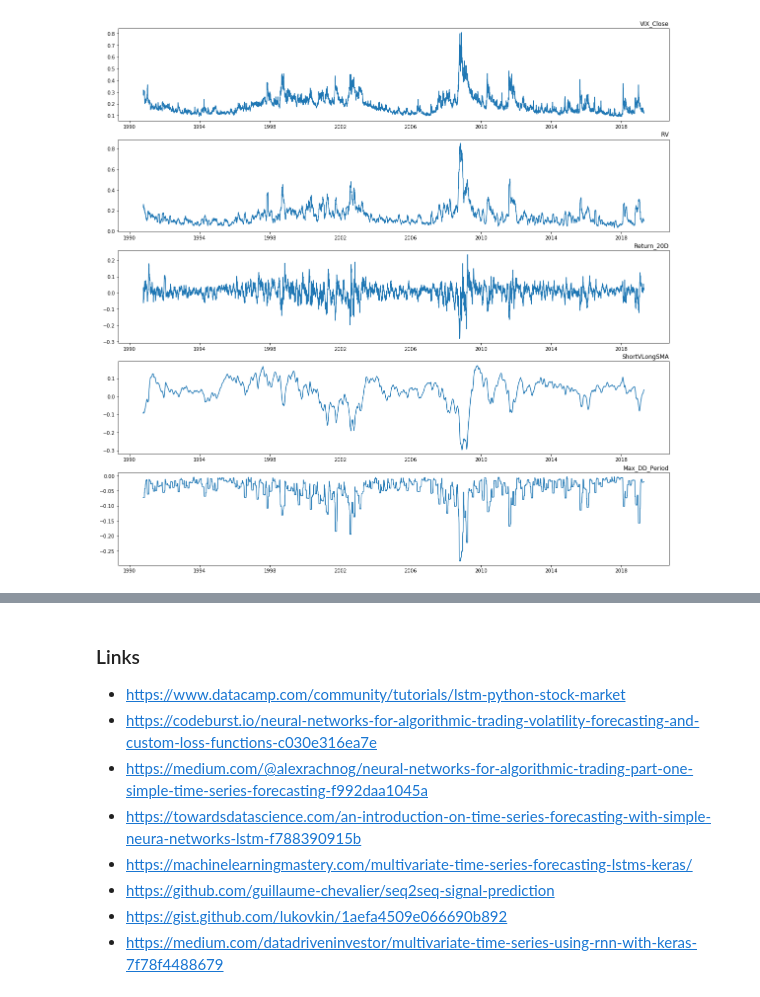
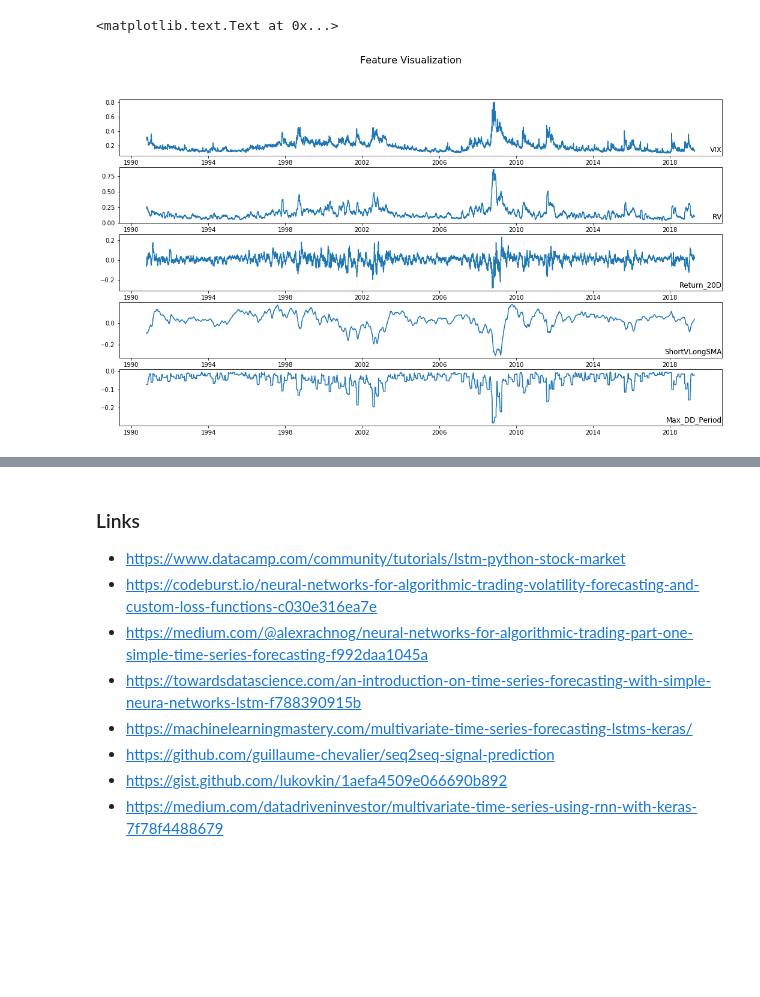
Before and after one commit to auto-d1dact/Trading, a Jupyter notebook: Research/Deep Learning Approach to Volatility Forecasting V2.ipynb, the cells around one changed output, grey strips where cells are left out. Saved outputs shown, nothing was run; the diff lists cells and outputs as text; code cells hidden in the pictures; blank space fills up the shorter version.

```diff
--- a/Research/Deep Learning Approach to Volatility Forecasting V2.ipynb
+++ b/Research/Deep Learning Approach to Volatility Forecasting V2.ipynb
@@ -56,34 +54,36 @@ with urlreq.urlopen(hist_price_url) as url:
 # %%
 # Joining both VIX and SPX data into one dataframe and backfilling null values
 data = pd.concat([hist_prices[['GSPC_close']], vix[['VIX Close']]],
                  axis = 1).replace('n/a',np.nan).apply(lambda x: pd.to_numeric(x)).fillna(method = 'ffill')
-data.columns = [col.replace(' ','_') for col in data.columns.tolist()]
+data.columns = [col.replace('VIX Close','VIX') for col in data.columns.tolist()]
 
 # Dividing VIX_Close by 100 given the index is a measure of implied future volatility
-data['VIX_Close'] = data['VIX_Close']/100
+data['VIX'] = data['VIX']/100
 
 # Calculating 20 Trading Day Rolling Realized Annualized Volatility for the SPX Index
 
 data['RV'] = np.log(data['GSPC_close']/data['GSPC_close'].shift(1)).rolling(window = 20).std()*np.sqrt(252)
 
 # Returns for 20 Day for the SPX Index
 data['Return_20D'] = data.GSPC_close.pct_change(20)
 
 # Short Period vs Long Period Simple Moving Average Measure
 short_window = 20
 long_window = 200
 data['ShortVLongSMA'] = data.GSPC_close.rolling(window = short_window).mean()/data.GSPC_close.rolling(window = long_window).mean() - 1
 
 data['Max_DD_Period'] = data.GSPC_close/data.GSPC_close.rolling(window = 20).max() - 1
 data['Max_DD_Period'] = data['Max_DD_Period'].rolling(window = 20).min()
 data = data.dropna().iloc[:,1:]
+
+# Plotting Time Series of Features
+
+pyplot.figure(figsize = (18,10))
+for variable in range(data.shape[1]):
+    pyplot.subplot(data.shape[1], 1, variable + 1)
+    pyplot.plot(data.iloc[:, variable])
+    pyplot.title(data.columns[variable], y = 0, loc = 'right')
+pyplot.suptitle('Feature Visualization', size = 16)
+# %% [output]
+<matplotlib.text.Text at 0x...>
+[figure, added]
-# %%
-# Plotting Time Series of Features
-
-pyplot.figure(figsize = (20,20))
-for variable in range(data.shape[1]):
-    pyplot.subplot(data.shape[1], 1, variable + 1)
-    pyplot.plot(data.iloc[:, variable])
-    pyplot.title(data.columns[variable], y = 1, loc = 'right')
-# %% [output]
-[figure, removed]
```
Also changed, not shown: parts of 18 cells of this notebook, 2 other files.
